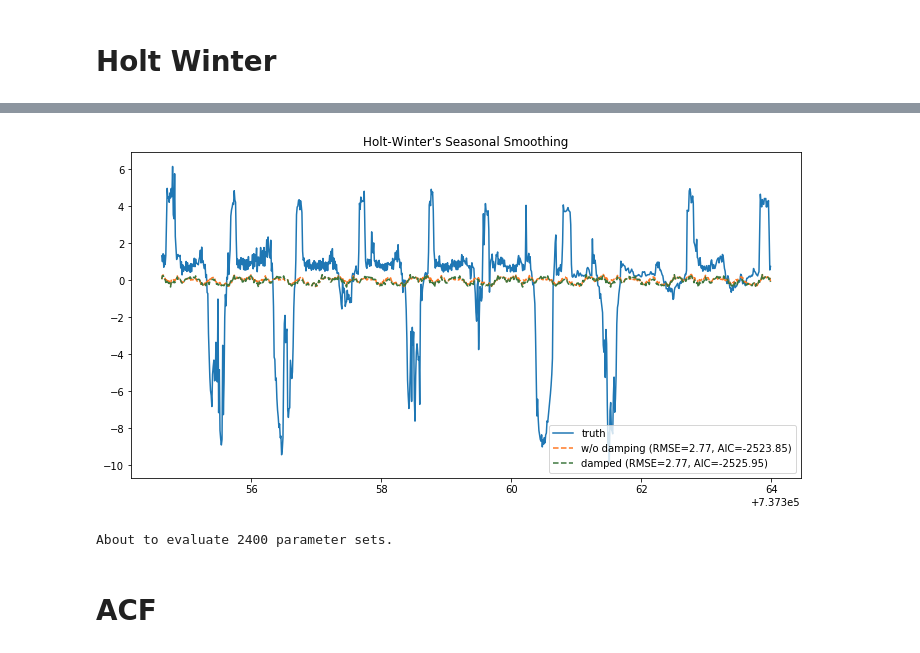
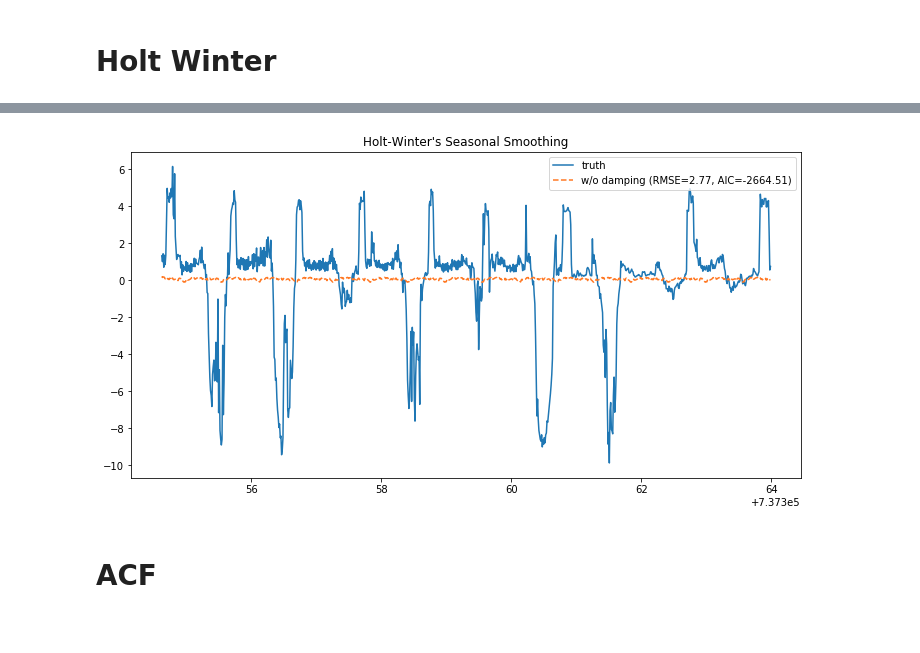
Before and after one commit to Natemen96/ECEMasterProject, a Jupyter notebook: HW_HousingData.ipynb, the cells around one changed output, grey strips where cells are left out. Saved outputs shown, nothing was run; the diff lists cells and outputs as text; code cells hidden in the pictures.

```diff
--- a/HW_HousingData.ipynb
+++ b/HW_HousingData.ipynb
@@ -119,25 +116,25 @@ pred_df = test_df.copy()
 # %%
 # model = HWES(train_df, trend="add", seasonal="add", seasonal_periods=130)
 # model2 = HWES(train_df, trend="add", seasonal="add", seasonal_periods=130, damped=True)
-# model = HWES(train_df, trend="add", seasonal="add")
-# model2 = HWES(train_df, trend="add", seasonal="add",  damped=True)
+model = HWES(train_df, trend="add", seasonal="add", damped_trend = True, initialization_method = 'legacy-heuristic',seasonal_periods=55)
+model2 = HWES(train_df, trend="add", seasonal="add",  damped_trend=False, initialization_method = 'estimated', seasonal_periods =237)
 # %%
-# fit = model.fit()
-# fit2 = model2.fit()
+fit = model.fit()
+fit2 = model2.fit()
 # %%
-# pred = fit.forecast(900)
-# pred2 = fit2.forecast(900)
+pred = fit.forecast(900)
+pred2 = fit2.forecast(900)
 # %%
-# sse1 = np.sqrt(np.mean(np.square(test_df.values - pred.values)))
-# sse2 = np.sqrt(np.mean(np.square(test_df.values - pred2.values)))
+sse1 = np.sqrt(np.mean(np.square(test_df.values - pred.values)))
+sse2 = np.sqrt(np.mean(np.square(test_df.values - pred2.values)))
 # %%
 
-# fig, ax = plt.subplots(figsize=(12, 6))
-# # ax.plot(train.index[60:], train.values[60:]);
-# ax.plot(test_df.index, test_df.values, label='truth');
-# ax.plot(test_df.index, pred, linestyle='--', color='#ff7823', label="w/o damping (RMSE={:0.2f}, AIC={:0.2f})".format(sse1, fit.aic));
+fig, ax = plt.subplots(figsize=(12, 6))
+# ax.plot(train.index[60:], train.values[60:]);
+ax.plot(test_df.index, test_df.values, label='truth');
+ax.plot(test_df.index, pred, linestyle='--', color='#ff7823', label="w/o damping (RMSE={:0.2f}, AIC={:0.2f})".format(sse1, fit.aic));
 # ax.plot(test_df.index, pred2, linestyle='--', color='#3c763d', label="damped (RMSE={:0.2f}, AIC={:0.2f})".format(sse2, fit2.aic));
-# ax.legend();
-# ax.set_title("Holt-Winter's Seasonal Smoothing");
+ax.legend();
+ax.set_title("Holt-Winter's Seasonal Smoothing");
 # %% [output]
-[figure, old version]
+[figure, new version]
@@ -174,7 +141,3 @@ def run():
-# %%
-run()
-# %% [output]
-About to evaluate 2400 parameter sets.
 # %% [markdown]
 # ACF
 # %%
```
Also changed, not shown: parts of 3 cells of this notebook, 11 other files.
